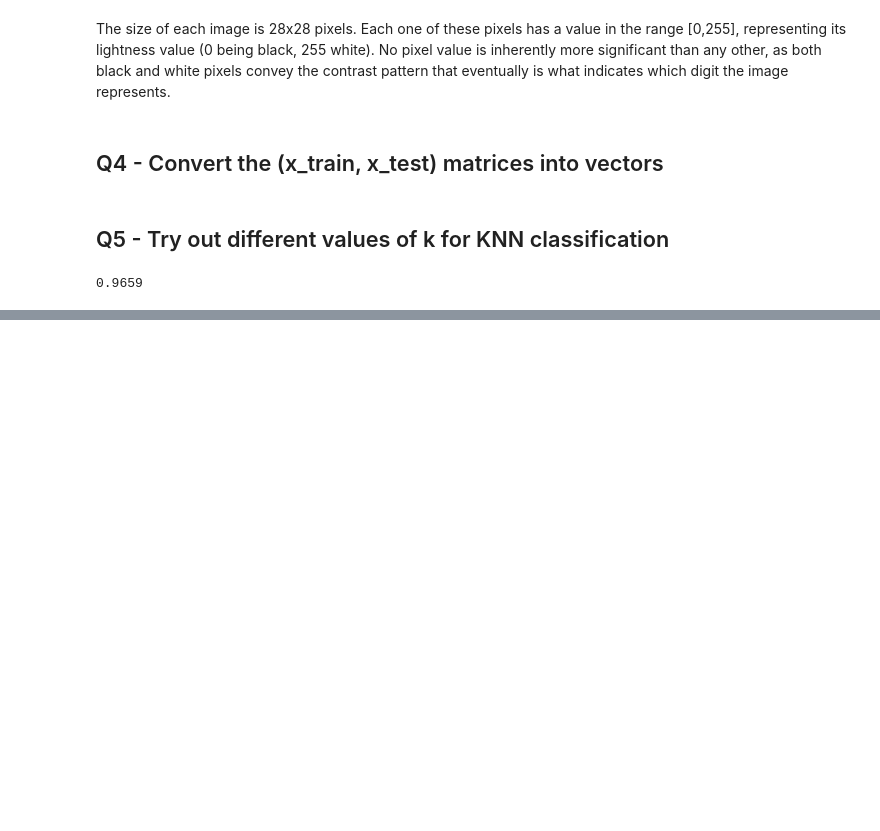
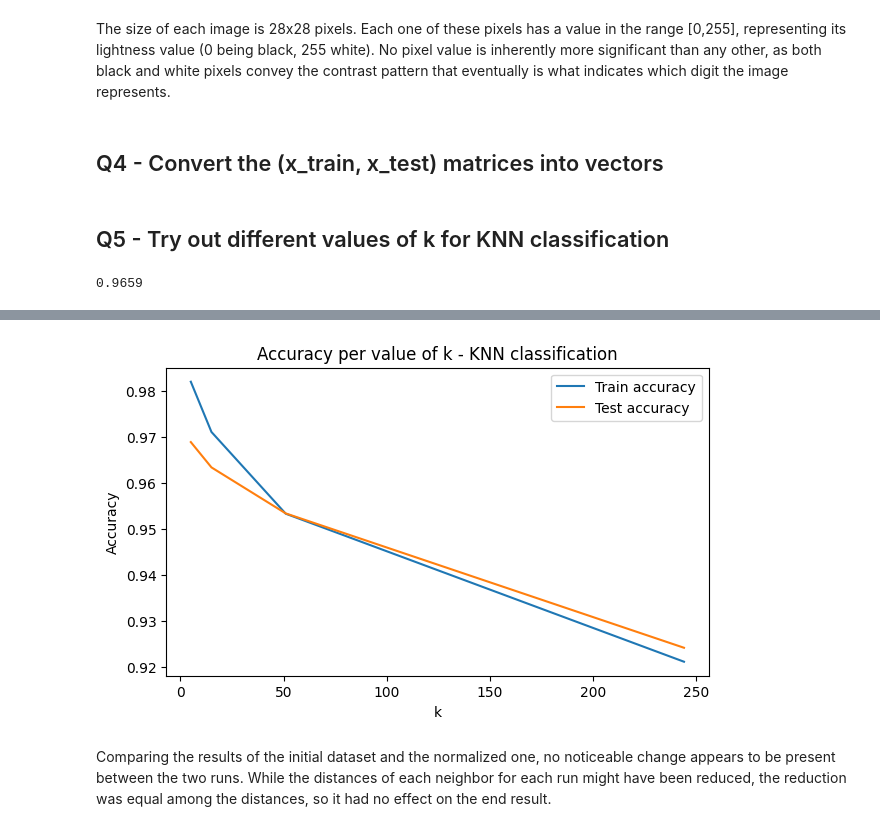
Before and after one commit to lazarosgogos/ML-exercises, a Jupyter notebook: ML_Project_5.ipynb, the cells around one changed output, grey strips where cells are left out. Cells and saved outputs as stored; diff of their text form; code cells hidden in the pictures; blank space fills up the shorter version.

```diff
--- a/ML_Project_5.ipynb
+++ b/ML_Project_5.ipynb
@@ -69,0 +78,24 @@ plt.plot(Ns, accu_test)
+# %%
+x_train_flat_norm, x_test_flat_norm = x_train_flat/255, x_test_flat/255
+Ns = [5, 15, 51, int(np.sqrt(len(x_train)))]
+accu_train_norm = []
+accu_test_norm = []
+for n in Ns:
+  knn = KNeighborsClassifier(n)
+  knn.fit(x_train_flat_norm, y_train)
+  train_preds = knn.predict(x_train_flat_norm)
+  test_preds = knn.predict(x_test_flat_norm)
+  accu_train_norm.append(accuracy_score(y_train, train_preds))
+  accu_test_norm.append(accuracy_score(y_test, test_preds))
+# %%
+plt.figure(2,figsize=(7,4),)
+plt.plot(Ns, accu_train_norm, label='Train accuracy')
+plt.plot(Ns, accu_test_norm, label='Test accuracy');
+plt.title('Accuracy per value of k - KNN classification')
+plt.ylabel('Accuracy')
+plt.xlabel('k')
+plt.legend();
+# %% [output]
+[figure, added]
+# %% [markdown]
+Comparing the results of the initial dataset and the normalized one, no noticeable change appears to be present between the two runs. While the distances of each neighbor for each run might have been reduced, the reduction was equal among the distances, so it had no effect on the end result.
```
Also changed, not shown: parts of 3 cells of this notebook.
